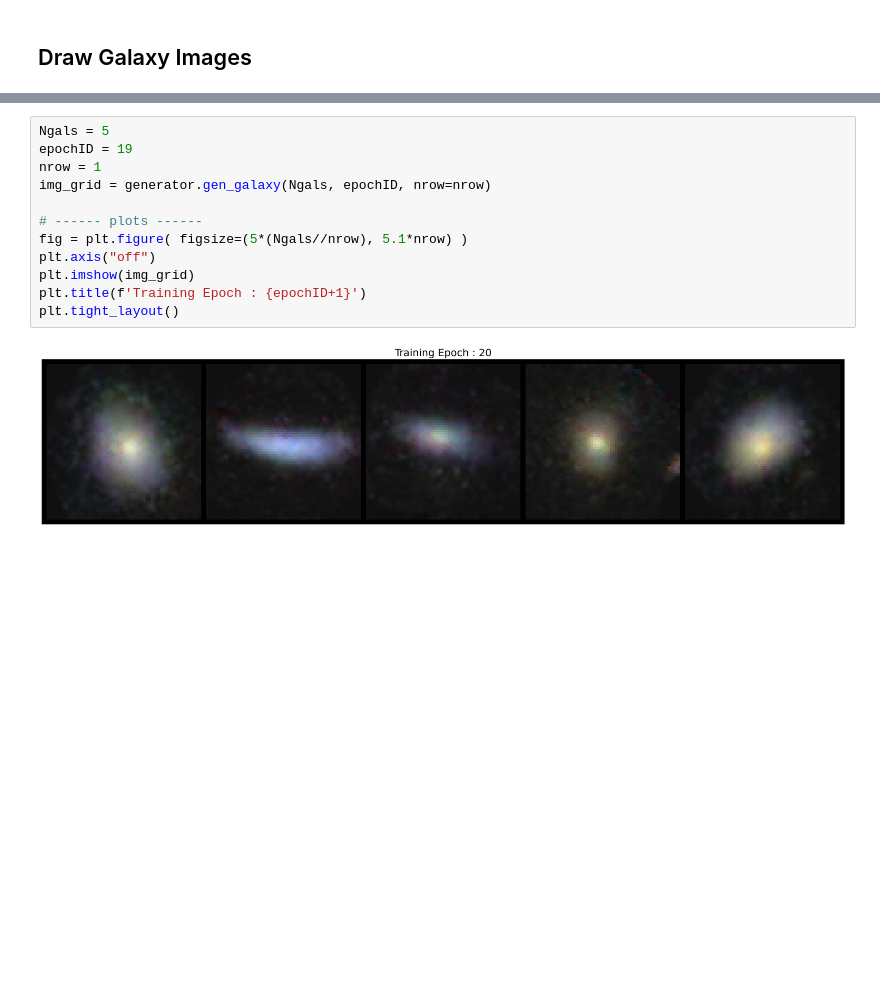
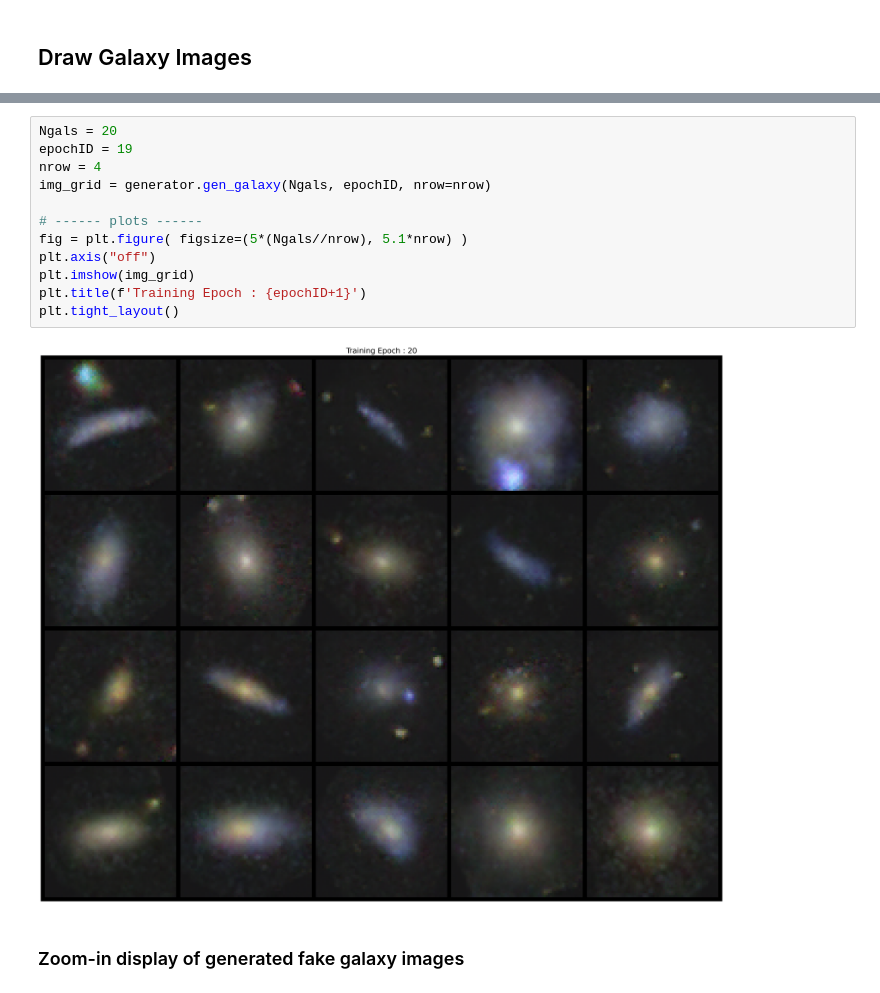
Before and after one commit to hungjinh/GalaxyZooGenerator, a Jupyter notebook: notebooks/[best model] dcgan.ipynb, the cells around one changed output, grey strips where cells are left out. Cells and saved outputs as stored; diff of their text form; blank space fills up the shorter version.

```diff
--- a/notebooks/[best model] dcgan.ipynb
+++ b/notebooks/[best model] dcgan.ipynb
@@ -151,17 +151,19 @@ plt.tight_layout()
 # %%
-Ngals = 5
+Ngals = 20
 epochID = 19
-nrow = 1
+nrow = 4
 img_grid = generator.gen_galaxy(Ngals, epochID, nrow=nrow)
 
 # ------ plots ------
 fig = plt.figure( figsize=(5*(Ngals//nrow), 5.1*nrow) )
 plt.axis("off")
 plt.imshow(img_grid)
 plt.title(f'Training Epoch : {epochID+1}')
 plt.tight_layout()
 # %% [output]
-[figure, old version]
+[figure, new version]
+# %% [markdown]
+### Zoom-in display of generated fake galaxy images
 # %%
 Ngals = 2
 epochID = 24
```
Also changed, not shown: parts of 4 cells of this notebook, 1 other file.
